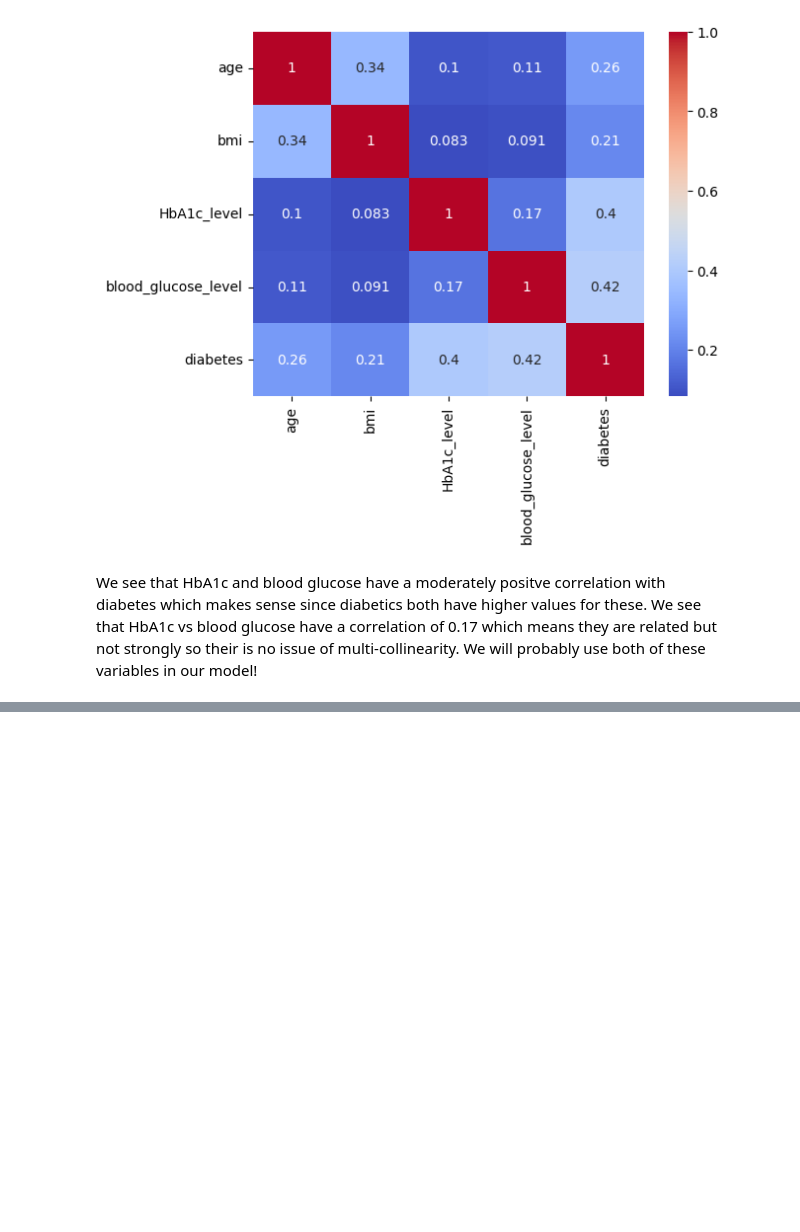
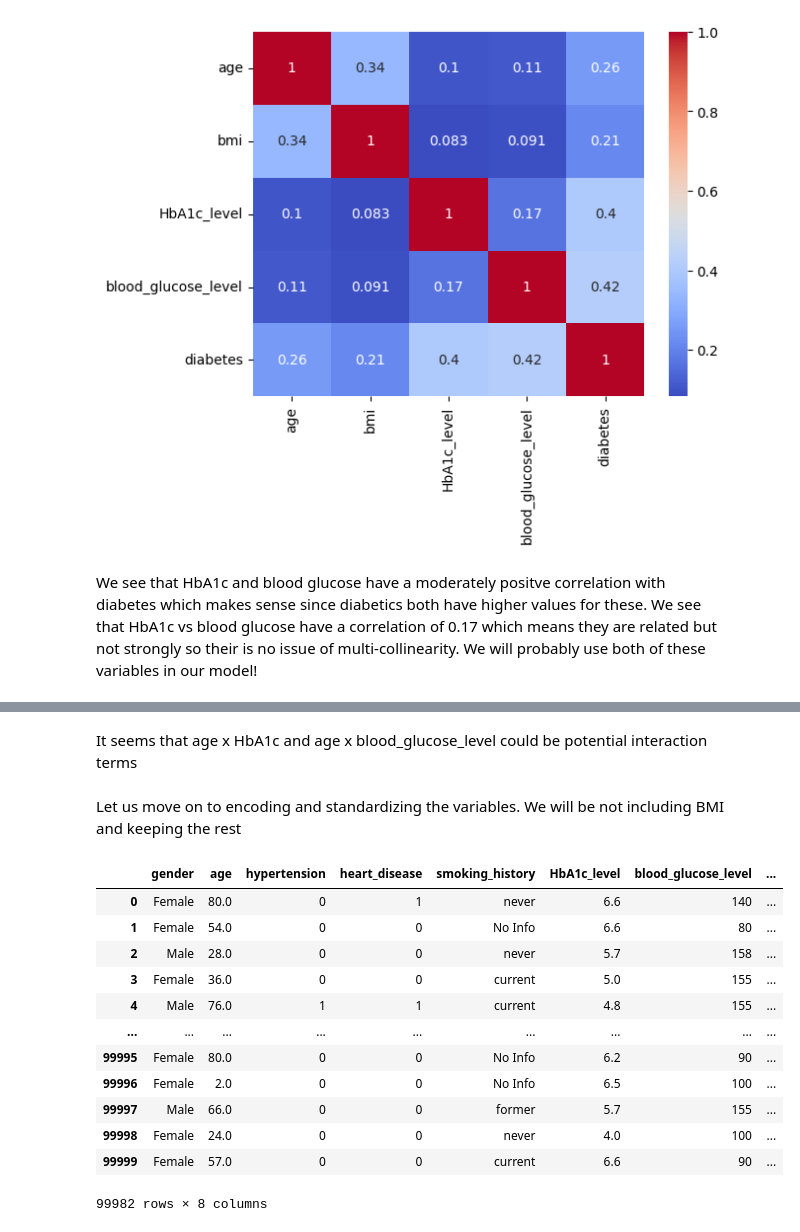
Before and after one commit to TanayKashyap/Diabetes-Prediction, a Jupyter notebook: Diabetes.ipynb, the cells around one changed output, grey strips where cells are left out. Cells and saved outputs as stored; diff of their text form; code cells hidden in the pictures; blank space fills up the shorter version.

```diff
--- a/Diabetes.ipynb
+++ b/Diabetes.ipynb
@@ -241,0 +270,23 @@ We will probably use both of these variables in our model!
+# %% [markdown]
+It seems that age x HbA1c and age x blood_glucose_level could be potential interaction terms
+# %% [markdown]
+Let us move on to encoding and standardizing the variables.
+We will be not including BMI and keeping the rest
+# %%
+diabetes.drop("bmi",axis=1,inplace=True)
+# %%
+diabetes
+# %% [output]
+|  | gender | age | hypertension | heart_disease | smoking_history | HbA1c_level | blood_glucose_level | ... |
+| 0 | Female | 80.0 | 0 | 1 | never | 6.6 | 140 | ... |
+| 1 | Female | 54.0 | 0 | 0 | No Info | 6.6 | 80 | ... |
+| 2 | Male | 28.0 | 0 | 0 | never | 5.7 | 158 | ... |
+| 3 | Female | 36.0 | 0 | 0 | current | 5.0 | 155 | ... |
+| 4 | Male | 76.0 | 1 | 1 | current | 4.8 | 155 | ... |
+| ... | ... | ... | ... | ... | ... | ... | ... | ... |
+| 99995 | Female | 80.0 | 0 | 0 | No Info | 6.2 | 90 | ... |
+| 99996 | Female | 2.0 | 0 | 0 | No Info | 6.5 | 100 | ... |
+| 99997 | Male | 66.0 | 0 | 0 | former | 5.7 | 155 | ... |
+| 99998 | Female | 24.0 | 0 | 0 | never | 4.0 | 100 | ... |
+| 99999 | Female | 57.0 | 0 | 0 | current | 6.6 | 90 | ... |
+99982 rows × 8 columns
```
Also changed, not shown: parts of 14 cells of this notebook.
